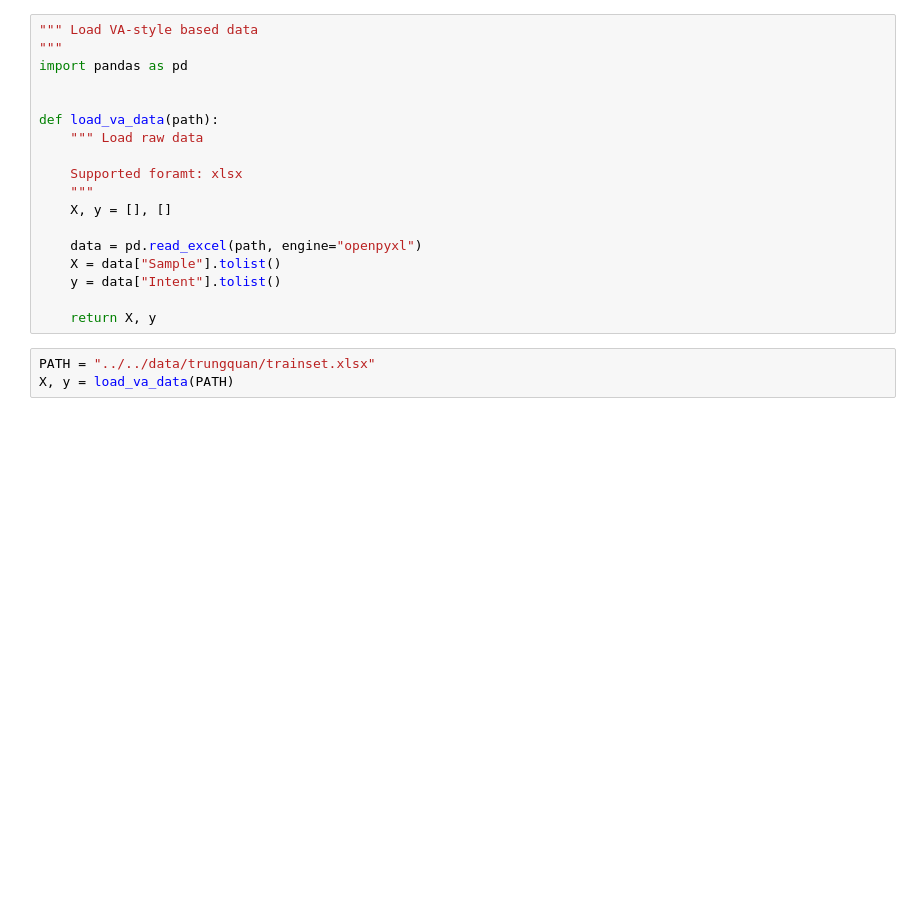
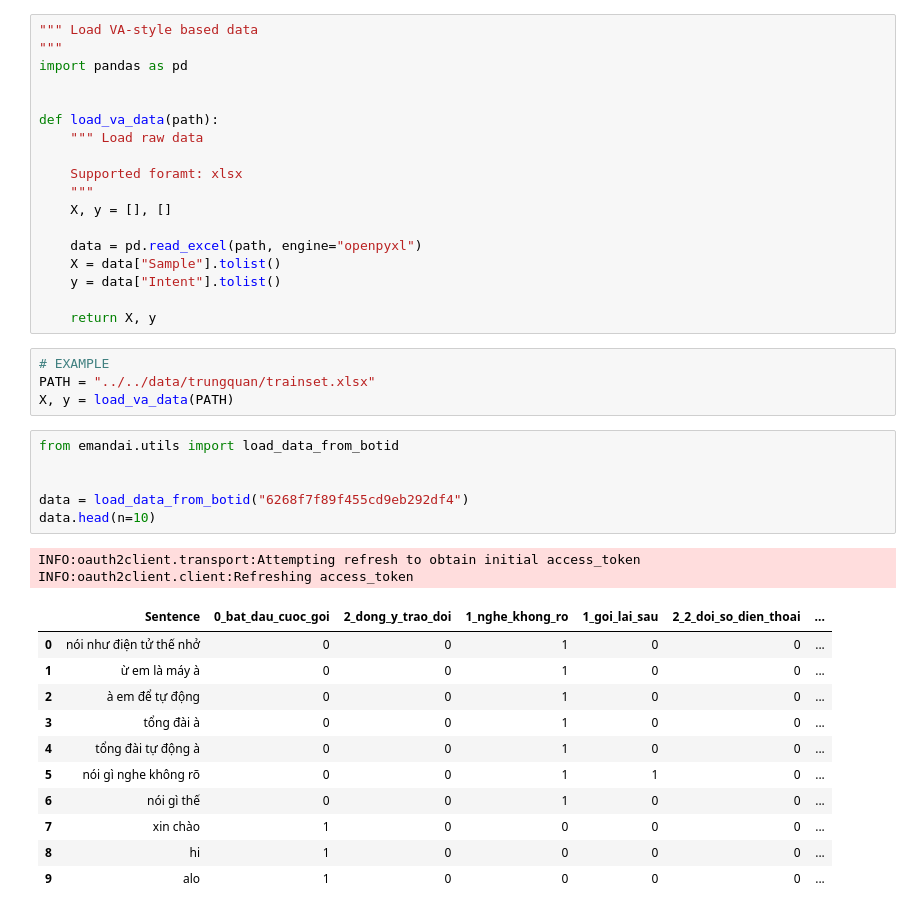
Before and after one commit to hosjiu1702/Intent-Detection, a Jupyter notebook: va/notebooks/utils/load_data.ipynb, the cells around one changed output. Drawn from its saved outputs; the diff is of its cells as text; blank space fills up the shorter version.

```diff
--- a/va/notebooks/utils/load_data.ipynb
+++ b/va/notebooks/utils/load_data.ipynb
@@ -66,5 +70,26 @@ def load_va_data(path):
 
     return X, y
 # %%
+# EXAMPLE
 PATH = "../../data/trungquan/trainset.xlsx"
 X, y = load_va_data(PATH)
+# %%
+from emandai.utils import load_data_from_botid
+
+
+data = load_data_from_botid("6268f7f89f455cd9eb292df4")
+data.head(n=10)
+# %% [output]
+INFO:oauth2client.transport:Attempting refresh to obtain initial access_token
+INFO:oauth2client.client:Refreshing access_token
+|  | Sentence | 0_bat_dau_cuoc_goi | 2_dong_y_trao_doi | 1_nghe_khong_ro | 1_goi_lai_sau | 2_2_doi_so_dien_thoai | ... |
+| 0 | nói như điện tử thế nhở | 0 | 0 | 1 | 0 | 0 | ... |
+| 1 | ừ em là máy à | 0 | 0 | 1 | 0 | 0 | ... |
+| 2 | à em để tự động | 0 | 0 | 1 | 0 | 0 | ... |
+| 3 | tổng đài à | 0 | 0 | 1 | 0 | 0 | ... |
+| 4 | tổng đài tự động à | 0 | 0 | 1 | 0 | 0 | ... |
+| 5 | nói gì nghe không rõ | 0 | 0 | 1 | 1 | 0 | ... |
+| 6 | nói gì thế | 0 | 0 | 1 | 0 | 0 | ... |
+| 7 | xin chào | 1 | 0 | 0 | 0 | 0 | ... |
+| 8 | hi | 1 | 0 | 0 | 0 | 0 | ... |
+| 9 | alo | 1 | 0 | 0 | 0 | 0 | ... |
```
Also changed, not shown: parts of 6 cells of this notebook, 7 other files.
